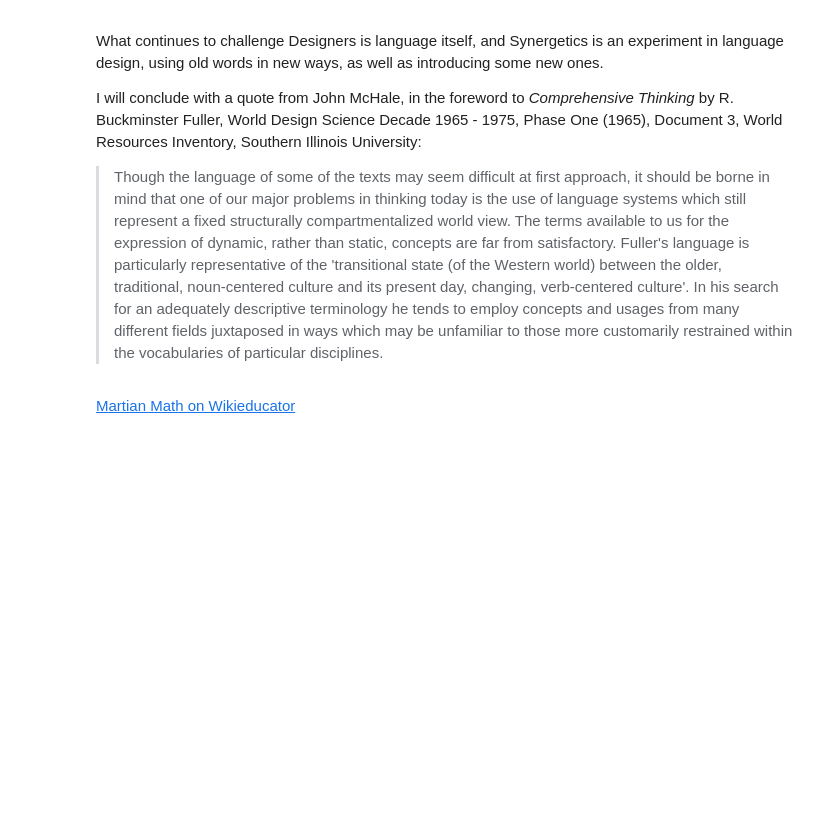
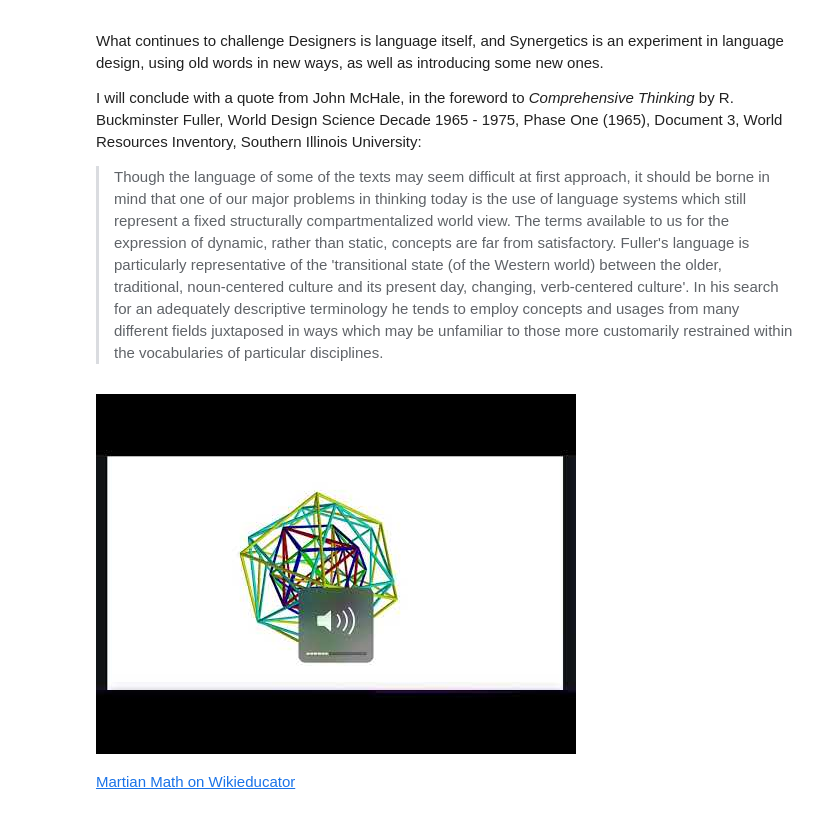
Before and after one commit to 4dsolutions/DigitalMathematics, a Jupyter notebook: MartianMath.ipynb, the cells around one changed output. Saved outputs shown, nothing was run; the diff lists cells and outputs as text; code cells hidden in the pictures; blank space fills up the shorter version.

```diff
--- a/MartianMath.ipynb
+++ b/MartianMath.ipynb
@@ -475,5 +475,9 @@ What continues to challenge Designers is language itself, and Synergetics is an
 I will conclude with a quote from John McHale, in the foreword to *Comprehensive Thinking* by R. Buckminster Fuller, World Design Science Decade 1965 - 1975, Phase One (1965), Document 3, World Resources Inventory, Southern Illinois University:
 
 > Though the language of some of the texts may seem difficult at first approach, it should be borne in mind that one of our major problems in thinking today is the use of language systems which still represent a fixed structurally compartmentalized world view. The terms available to us for the expression of dynamic, rather than static, concepts are far from satisfactory. Fuller's language is particularly representative of the 'transitional state (of the Western world) between the older, traditional, noun-centered culture and its present day, changing, verb-centered culture'. In his search for an adequately descriptive terminology he tends to employ concepts and usages from many different fields juxtaposed in ways which may be unfamiliar to those more customarily restrained within the vocabularies of particular disciplines.
+# %%
+YouTubeVideo("i_SvUl4TQdw")
+# %% [output]
+[figure, added]
 # %% [markdown]
 [Martian Math on Wikieducator](https://wikieducator.org/Martian_Math)
```
